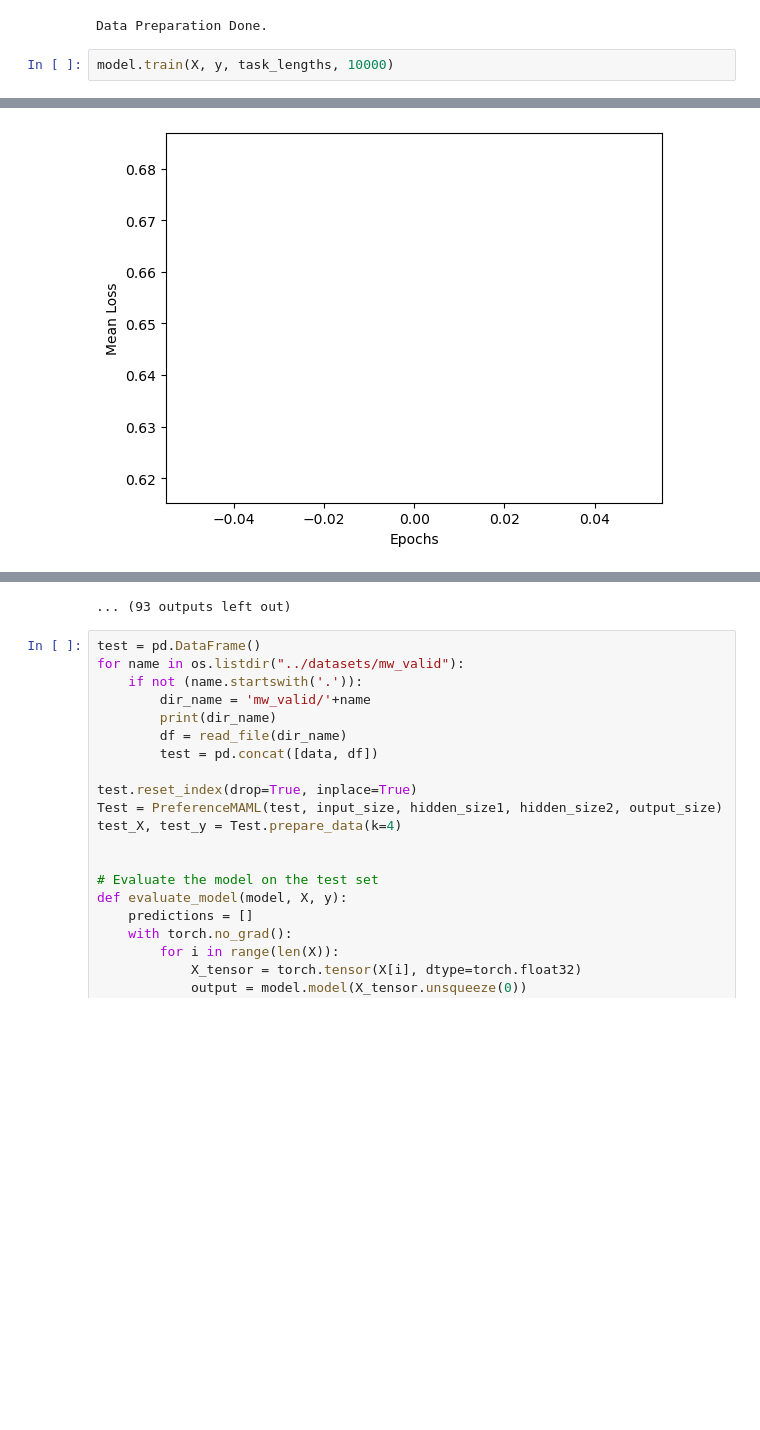
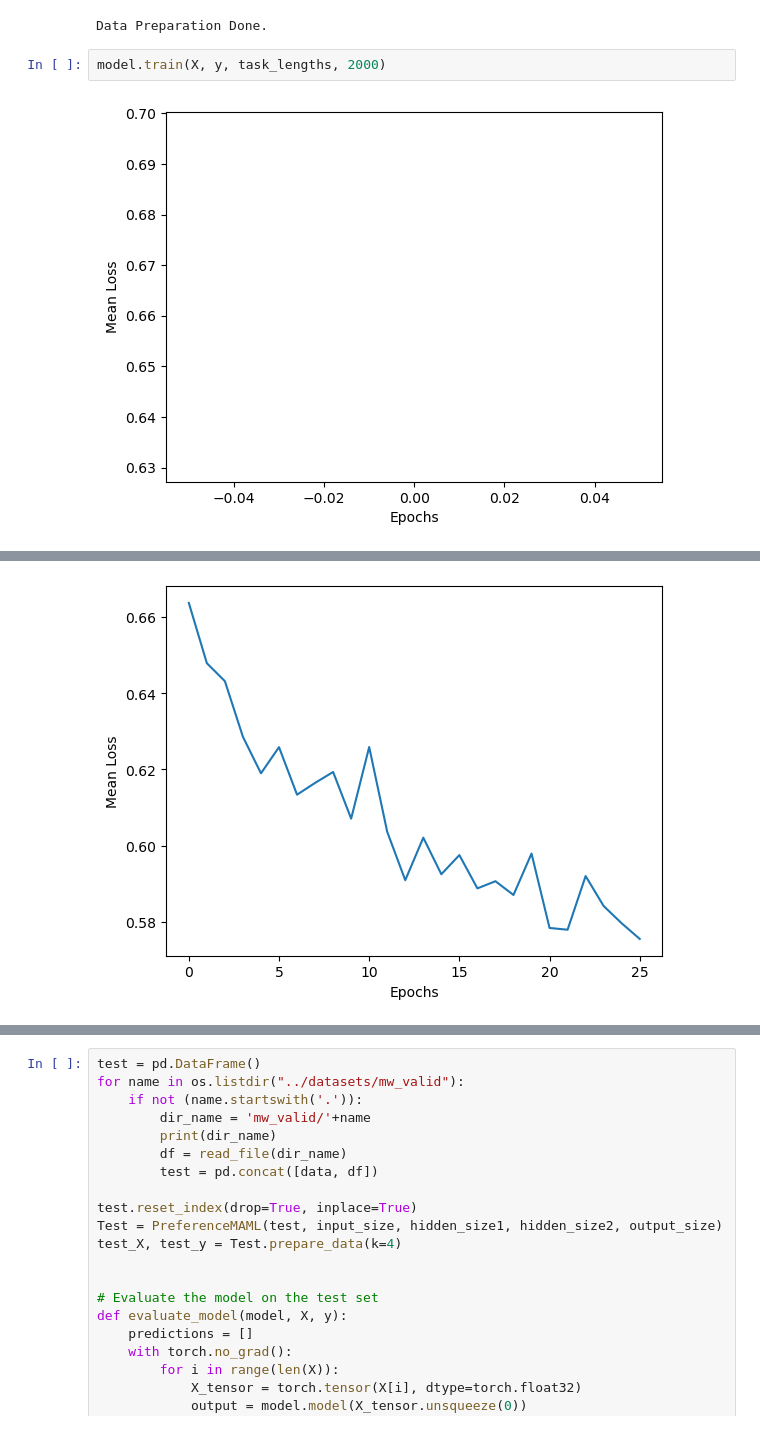
Before and after one commit to 5hloke/Few-Shot-Learning-RL-prior-policy, a Jupyter notebook: scripts/Reptile.ipynb, the cells around one changed output, grey strips where cells are left out. Saved outputs shown, nothing was run; the diff lists cells and outputs as text; blank space fills up the shorter version.

```diff
--- a/scripts/Reptile.ipynb
+++ b/scripts/Reptile.ipynb
@@ -446,5 +420,6 @@ print('Data Preparation Done.\n')
 # %% [output]
 Data Preparation Done.
 # %%
-model.train(X, y, task_lengths, 10000)
+model.train(X, y, task_lengths, 2000)
 # %% [output]
+[figure, new version]
@@ -452 +427 @@ Epoch: 0 - Loss: 0.6510623097419739
-[figure, old version]
+[figure, added]
@@ -463,4 +438,3 @@ Epoch: 10 - Loss: 0.6100489497184753
-... (93 outputs left out)
 # %%
 test = pd.DataFrame()
 for name in os.listdir("../datasets/mw_valid"):
```
Also changed, not shown: parts of 2 cells of this notebook.
